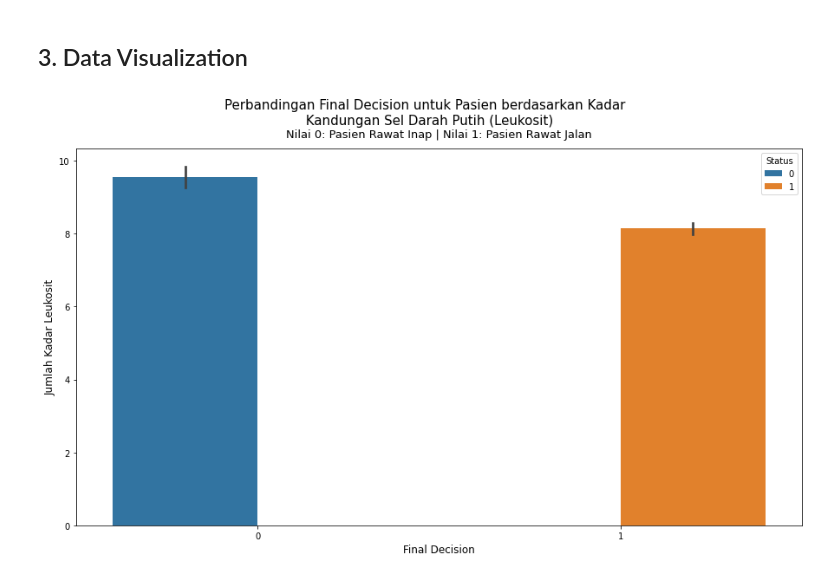
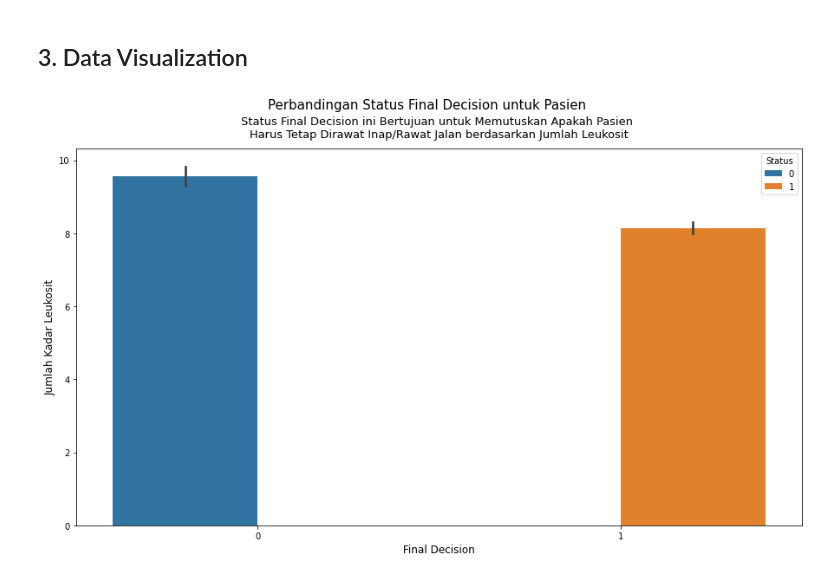
Before and after one commit to pramudianzaheka92/ClassificationwithEnsembleLearningMethod, a Jupyter notebook: Code Script/1. Exploratory Data Analysis with Pandas, Preprocessing & Visualization.ipynb, the cells around one changed output. Drawn from its saved outputs; the diff is of its cells as text; code cells hidden in the pictures.

```diff
--- a/Code Script/1. Exploratory Data Analysis with Pandas, Preprocessing & Visualization.ipynb
+++ b/Code Script/1. Exploratory Data Analysis with Pandas, Preprocessing & Visualization.ipynb
@@ -730,16 +732,17 @@ Setelah melakukan tahap preprocessing data, tahap selanjutnya adalah saya akan m
 # %%
 """
 Menampilkan perbandingan data antar status final yang memutuskan apakah pasien harus dirawat inap/rawat jalan
 berdasarkan jumlah kadar kandungan sel darah putih (leukosit)
 """
 plt.figure(figsize=(15, 8))
 
 sns.barplot(x="Status", y="Leucocyte", hue="Status", data=data_patient_treatment)
-plt.suptitle("Perbandingan Final Decision untuk Pasien berdasarkan Kadar \n Kandungan Sel Darah Putih (Leukosit)", fontsize=15)
-plt.title("Nilai 0: Pasien Rawat Inap | Nilai 1: Pasien Rawat Jalan", fontsize=13, pad=13, loc="center")
+plt.suptitle("Perbandingan Status Final Decision untuk Pasien", fontsize=15)
+plt.title("Status Final Decision ini Bertujuan untuk Memutuskan Apakah Pasien \n"
+          "Harus Tetap Dirawat Inap/Rawat Jalan berdasarkan Jumlah Leukosit", fontsize=13, pad=13, loc="center")
 plt.xlabel("Final Decision", fontsize=12)
 plt.ylabel("Jumlah Kadar Leukosit", fontsize=12)
 #plt.savefig("../Data Visualization/Perbandingan Status Pasien Rawat Inap & Rawat Jalan berdasarkan Kadar Leukosit.png")
 plt.show()
 # %% [output]
-[figure, old version]
+[figure, new version]
```
Also changed, not shown: parts of 10 cells of this notebook, 5 other files.
